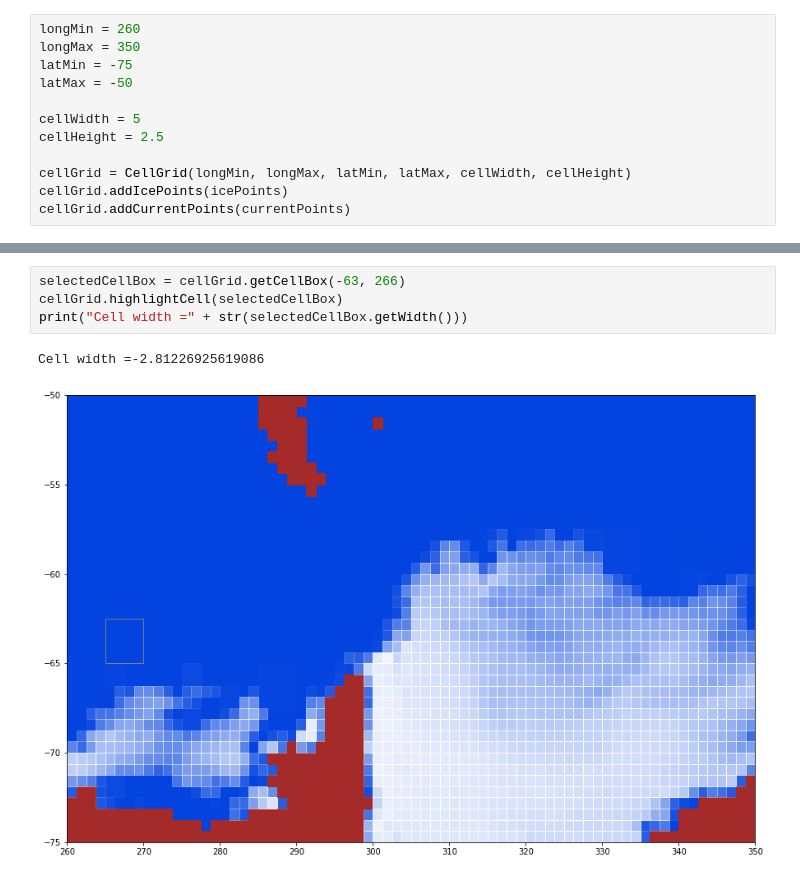
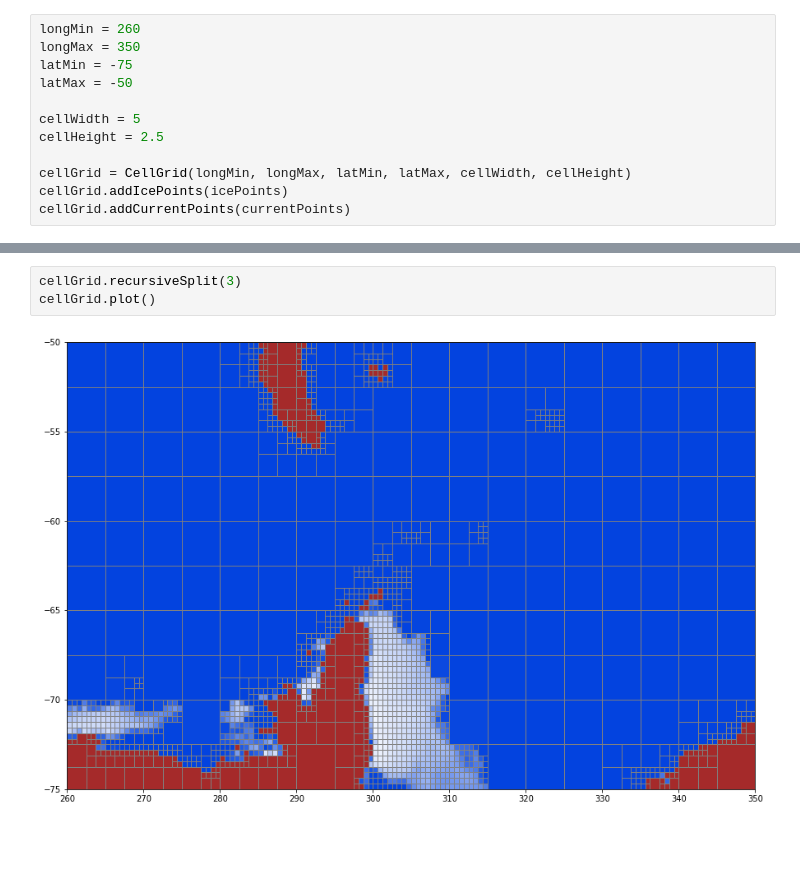
Before and after one commit to antarctica/PolarRoute, a Jupyter notebook: example(refactor).ipynb, the cells around one changed output, grey strips where cells are left out. Saved outputs shown, nothing was run; the diff lists cells and outputs as text; blank space fills up the shorter version.

```diff
--- a/example(refactor).ipynb
+++ b/example(refactor).ipynb
@@ -45,7 +33,5 @@ Cell width =-3.0802616584549245
-# %%
-selectedCellBox = cellGrid.getCellBox(-63, 266)
-cellGrid.highlightCell(selectedCellBox)
-print("Cell width =" + str(selectedCellBox.getWidth()))
-# %% [output]
-Cell width =-2.81226925619086
-[figure, removed]
+# %%
+cellGrid.recursiveSplit(3)
+cellGrid.plot()
+# %% [output]
+[figure, added]
```
Also changed, not shown: parts of 6 cells of this notebook, 4 other files.
